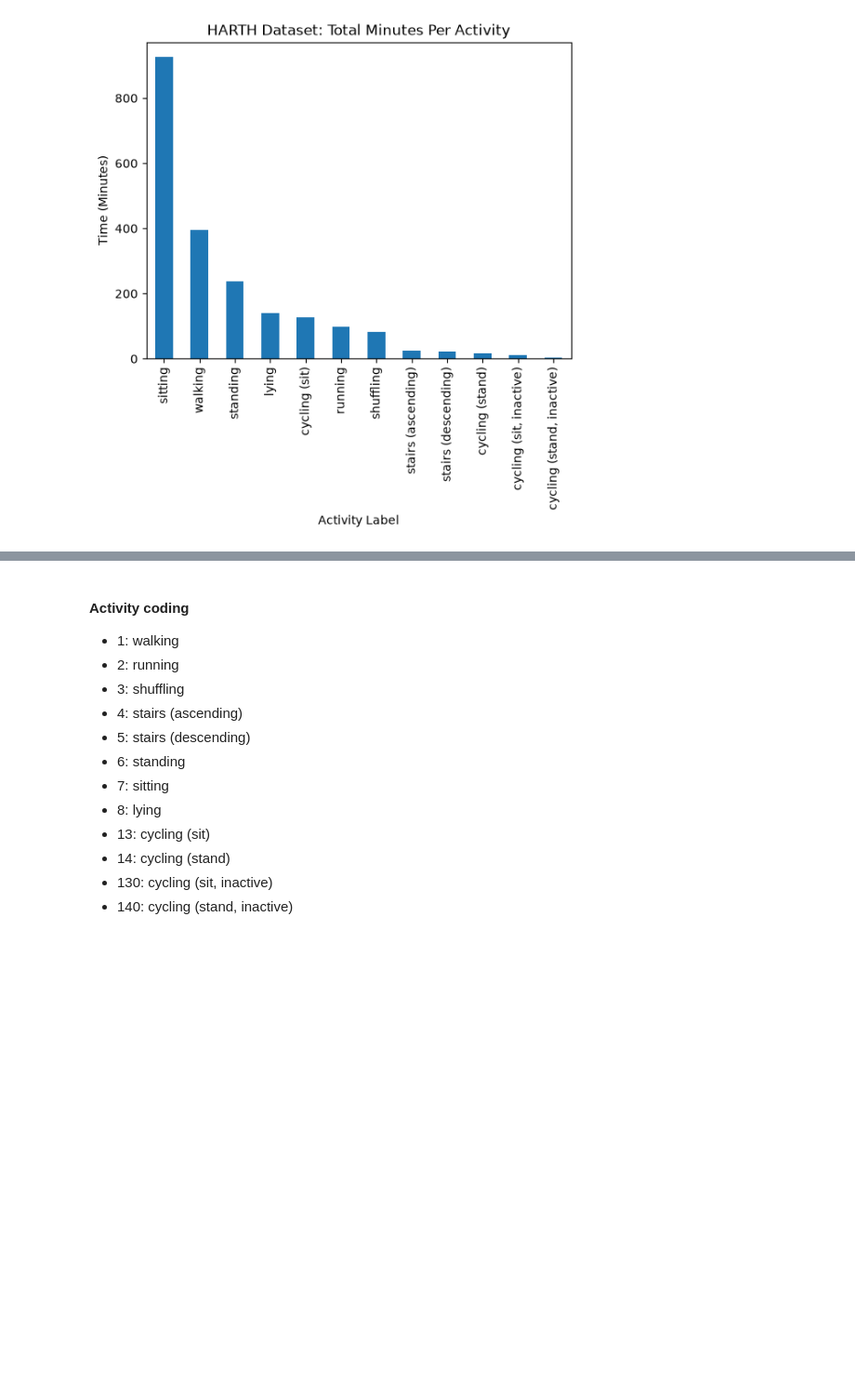
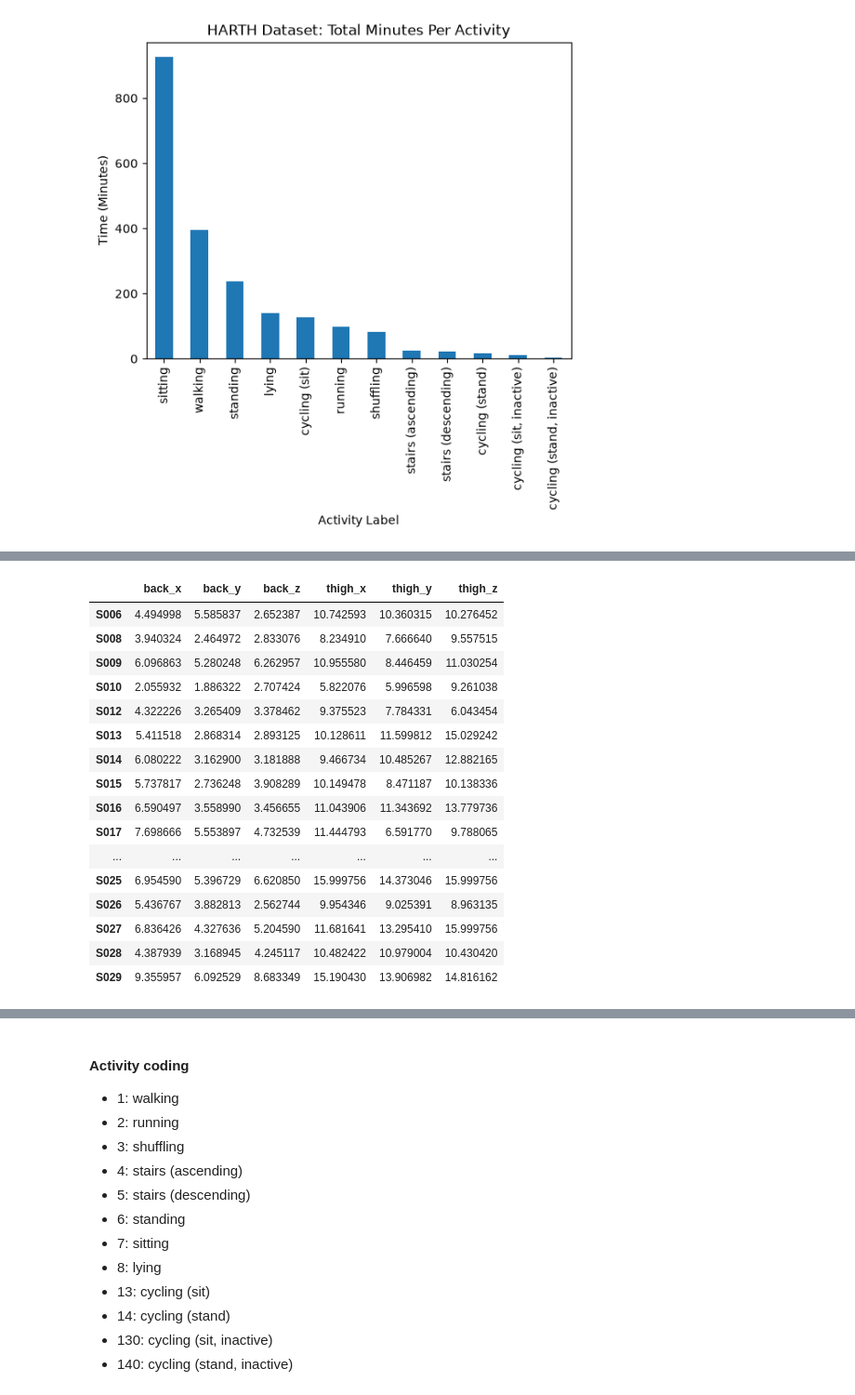
Before and after one commit to sarabartolo/harth-free-living-activity-recognition, a Jupyter notebook: notebooks/01_data_inspection.ipynb, the cells around one changed output, grey strips where cells are left out. Shown at 93% size. Cells and saved outputs as stored; diff of their text form; code cells hidden in the pictures; blank space fills up the shorter version.

```diff
--- a/notebooks/01_data_inspection.ipynb
+++ b/notebooks/01_data_inspection.ipynb
@@ -298,0 +373,22 @@ plt.show()
+# %%
+# Range
+axis_range = axis_max_values - axis_min_values
+axis_range
+# %% [output]
+|  | back_x | back_y | back_z | thigh_x | thigh_y | thigh_z |
+| S006 | 4.494998 | 5.585837 | 2.652387 | 10.742593 | 10.360315 | 10.276452 |
+| S008 | 3.940324 | 2.464972 | 2.833076 | 8.234910 | 7.666640 | 9.557515 |
+| S009 | 6.096863 | 5.280248 | 6.262957 | 10.955580 | 8.446459 | 11.030254 |
+| S010 | 2.055932 | 1.886322 | 2.707424 | 5.822076 | 5.996598 | 9.261038 |
+| S012 | 4.322226 | 3.265409 | 3.378462 | 9.375523 | 7.784331 | 6.043454 |
+| S013 | 5.411518 | 2.868314 | 2.893125 | 10.128611 | 11.599812 | 15.029242 |
+| S014 | 6.080222 | 3.162900 | 3.181888 | 9.466734 | 10.485267 | 12.882165 |
+| S015 | 5.737817 | 2.736248 | 3.908289 | 10.149478 | 8.471187 | 10.138336 |
+| S016 | 6.590497 | 3.558990 | 3.456655 | 11.043906 | 11.343692 | 13.779736 |
+| S017 | 7.698666 | 5.553897 | 4.732539 | 11.444793 | 6.591770 | 9.788065 |
+| ... | ... | ... | ... | ... | ... | ... |
+| S025 | 6.954590 | 5.396729 | 6.620850 | 15.999756 | 14.373046 | 15.999756 |
+| S026 | 5.436767 | 3.882813 | 2.562744 | 9.954346 | 9.025391 | 8.963135 |
+| S027 | 6.836426 | 4.327636 | 5.204590 | 11.681641 | 13.295410 | 15.999756 |
+| S028 | 4.387939 | 3.168945 | 4.245117 | 10.482422 | 10.979004 | 10.430420 |
+| S029 | 9.355957 | 6.092529 | 8.683349 | 15.190430 | 13.906982 | 14.816162 |
```
Also changed, not shown: parts of 8 cells of this notebook.
